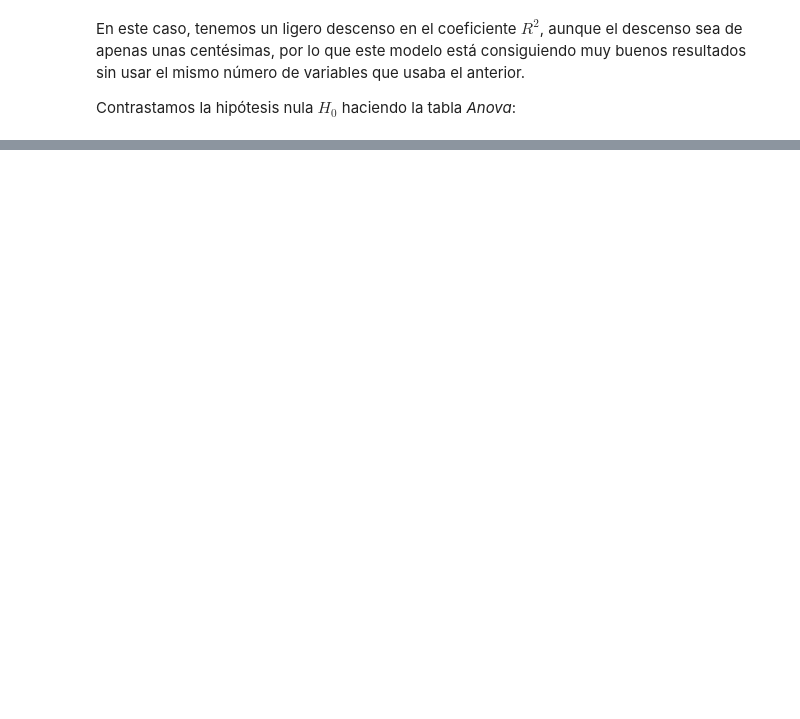
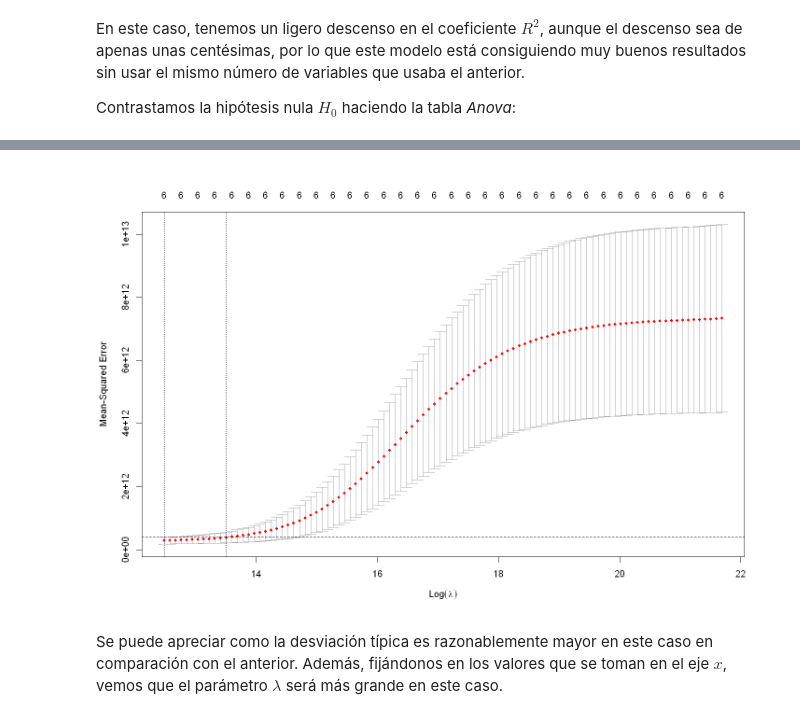
Before and after one commit to fjsaezm/mcd, a Jupyter notebook: MAE/Regression/Regression.ipynb, the cells around one changed output, grey strips where cells are left out. Cells and saved outputs as stored; diff of their text form; code cells hidden in the pictures; blank space fills up the shorter version.

```diff
--- a/MAE/Regression/Regression.ipynb
+++ b/MAE/Regression/Regression.ipynb
@@ -304,0 +494,10 @@ resumen_todos
+# %%
+
+ridge_cv <- cv.glmnet (as.matrix(fuel2001) , Y, alpha = 0)
+plot(ridge_cv)
+indice <- which(min(ridge_cv$cvm) == ridge_cv$cvm)
+abline(h = ridge_cv$cvm[indice] + ridge_cv$cvsd[indice], lty = 2)
+# %% [output]
+[figure, added]
+# %% [markdown]
+Se puede apreciar como la desviación típica es razonablemente mayor en este caso en comparación con el anterior. Además, fijándonos en los valores que se toman en el eje $x$, vemos que el parámetro $\lambda$ será más grande en este caso.
```
Also changed, not shown: parts of 43 cells of this notebook, 1 other file.
